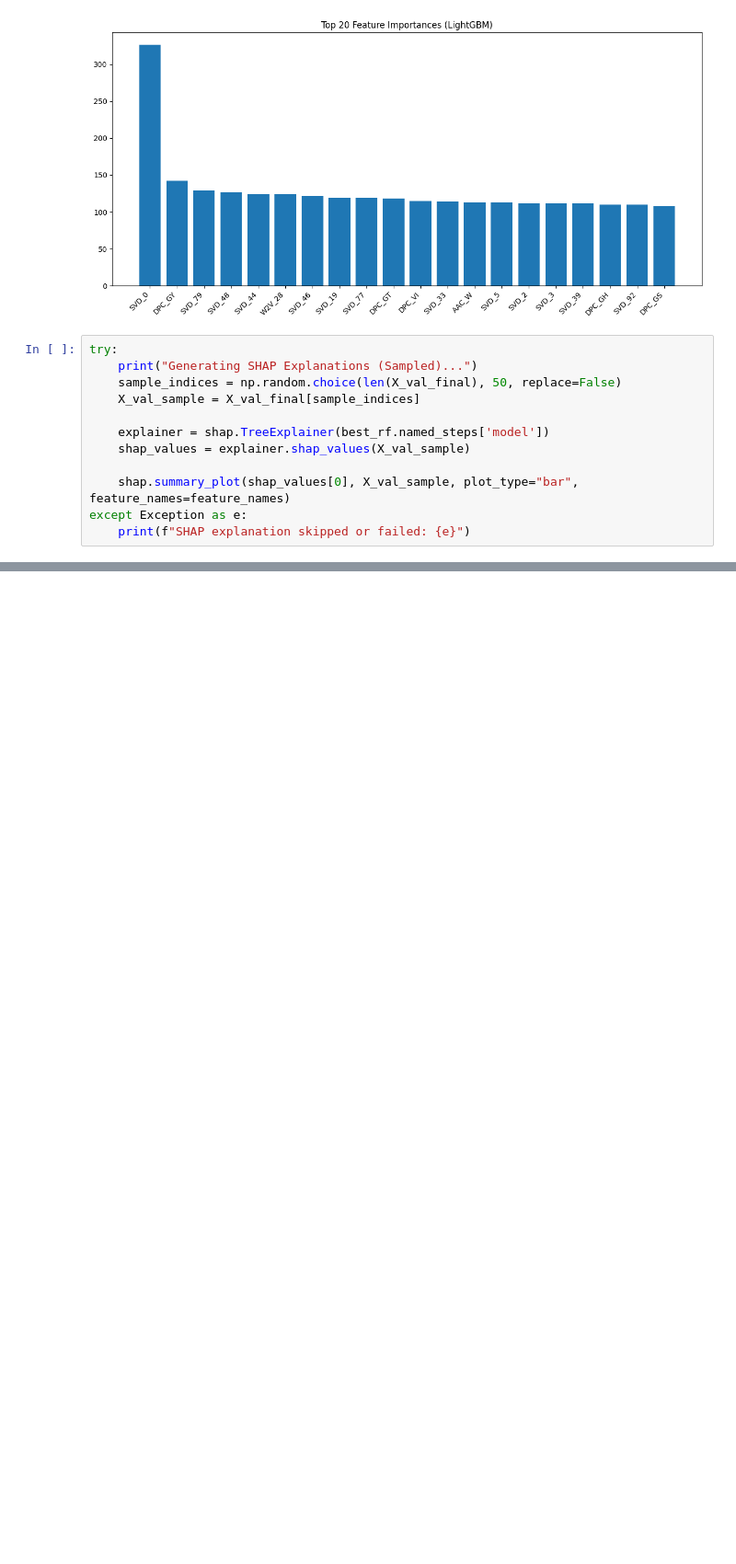
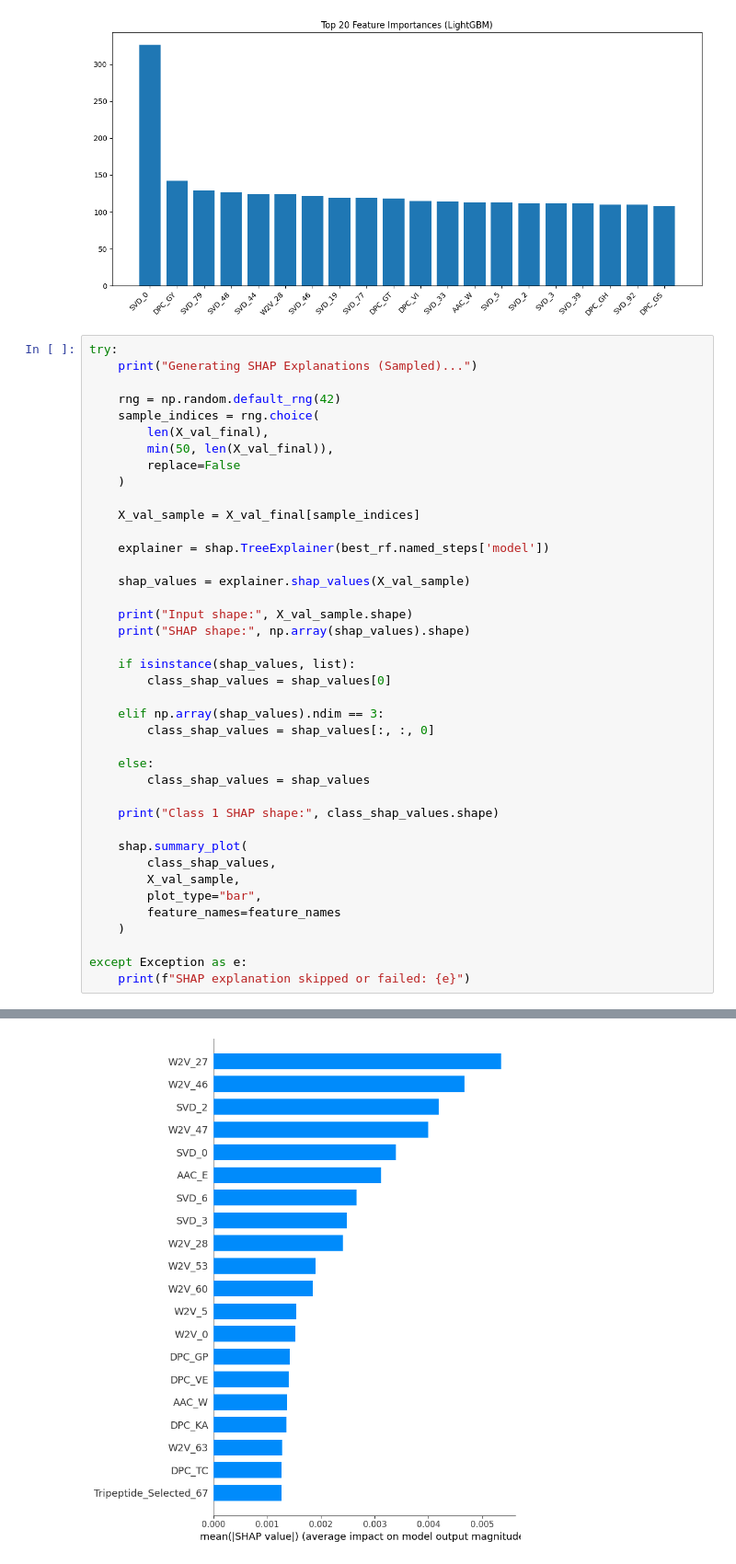
Before and after one commit to NETSADOM/Enzyme-Function-Classification-from-Protein-Sequence-, a Jupyter notebook: Enzyme_Function_Classification_from_Protein_Sequence.ipynb, the cells around one changed output, grey strips where cells are left out. Shown at 92% size. Drawn from its saved outputs; the diff is of its cells as text; blank space fills up the shorter version.

```diff
--- a/Enzyme_Function_Classification_from_Protein_Sequence.ipynb
+++ b/Enzyme_Function_Classification_from_Protein_Sequence.ipynb
@@ -607,13 +607,41 @@ weighted avg       0.65      0.64      0.64      1500
 # %%
 try:
     print("Generating SHAP Explanations (Sampled)...")
-    sample_indices = np.random.choice(len(X_val_final), 50, replace=False)
+
+    rng = np.random.default_rng(42)
+    sample_indices = rng.choice(
+        len(X_val_final),
+        min(50, len(X_val_final)),
+        replace=False
+    )
+
     X_val_sample = X_val_final[sample_indices]
 
     explainer = shap.TreeExplainer(best_rf.named_steps['model'])
+
     shap_values = explainer.shap_values(X_val_sample)
 
-    shap.summary_plot(shap_values[0], X_val_sample, plot_type="bar", feature_names=feature_names)
+    print("Input shape:", X_val_sample.shape)
+    print("SHAP shape:", np.array(shap_values).shape)
+
+    if isinstance(shap_values, list):
+        class_shap_values = shap_values[0]
+
+    elif np.array(shap_values).ndim == 3:
+        class_shap_values = shap_values[:, :, 0]
+
+    else:
+        class_shap_values = shap_values
+
+    print("Class 1 SHAP shape:", class_shap_values.shape)
+
+    shap.summary_plot(
+        class_shap_values,
+        X_val_sample,
+        plot_type="bar",
+        feature_names=feature_names
+    )
+
 except Exception as e:
     print(f"SHAP explanation skipped or failed: {e}")
 # %% [output]
@@ -621,0 +652 @@ SHAP explanation skipped or failed: The shape of the shap_values matrix does not
+[figure, added]
```
Also changed, not shown: parts of 3 cells of this notebook.
